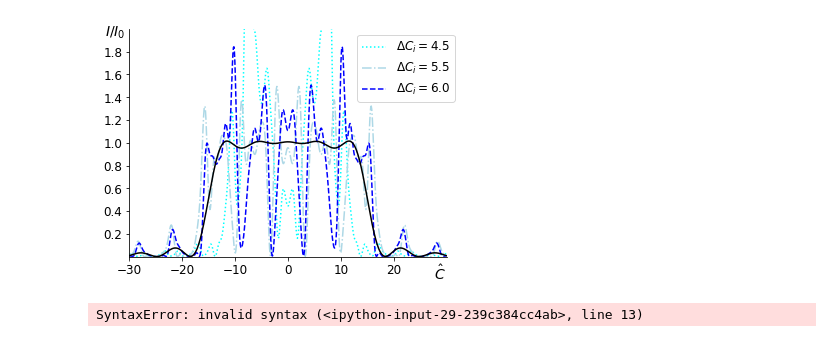
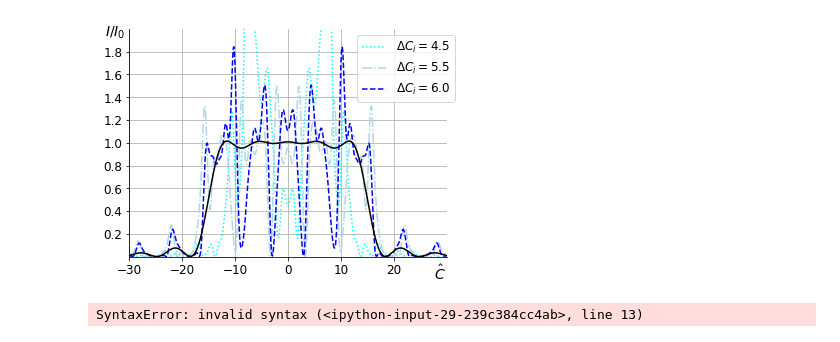
Before and after one commit to TrebAndrew/SKIF_XAS_beamline, a Jupyter notebook: SypPy_examp/Sectional_undulator.ipynb, the cells around one changed output. Cells and saved outputs as stored; diff of their text form; code cells hidden in the pictures.

```diff
--- a/SypPy_examp/Sectional_undulator.ipynb
+++ b/SypPy_examp/Sectional_undulator.ipynb
@@ -106,35 +106,36 @@ a = 6.5
 plt.plot(C, wide_spec(C), color='lightblue', linestyle='-.', label='$\Delta C_i = 5.5$')
 a = 6
 plt.plot(C, wide_spec(C), color='blue',linestyle='--', label='$\Delta C_i = 6.0$')
 
 a = 6
 plt.plot(C, wide_spec_non(C), color='black')
 
 a = 6
 n = 100
 s = 0
 for i in range(0, n):
     s = s + wide_spec(C)
 s = s/n
 #plt.plot(C, s)
 #plt.plot(C, single_und_spec_phased(C), color='blue', label='2', linestyle='--')
 
 leg = plt.legend(fontsize=12)#loc='upper left')
 # Get the bounding box of the original legend
 bb = leg.get_bbox_to_anchor().inverse_transformed(ax.transAxes)
+plt.grid()
 
 # Change to location of the legend.
 #xOffset = 0.0
 bb.x0 += 0.7
 bb.x1 -= 0.1
 bb.y0 -= 0.0
 bb.y1 -= 0.0
 leg.set_bbox_to_anchor(bb, transform = ax.transAxes)
 
-plt.savefig('/home/andrei/Documents/SKIF_XAS_beamline/TeXDoc/pic/spec_from_sec_und.png', dpi=300)#, bbox_inches='tight')
+plt.savefig('/home/andrei/Documents/SKIF_XAS_beamline/TeXDoc/pic/spec_from_sec_und.pdf', dpi=300)#, bbox_inches='tight')
 plt.show()
 # %% [output]
-[figure, old version]
+[figure, new version]
 # %%
 from sympy import *
 init_printing(use_unicode=False, wrap_line=False)
```
Also changed, not shown: 25 other files.
